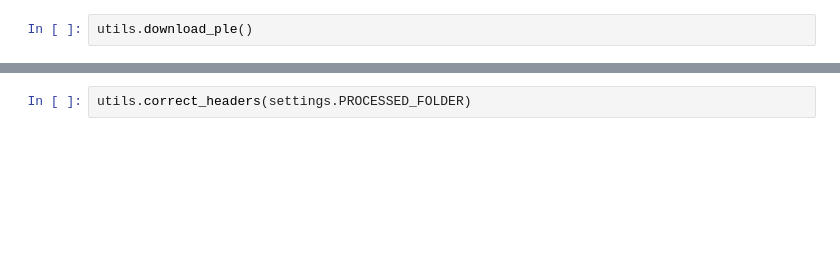
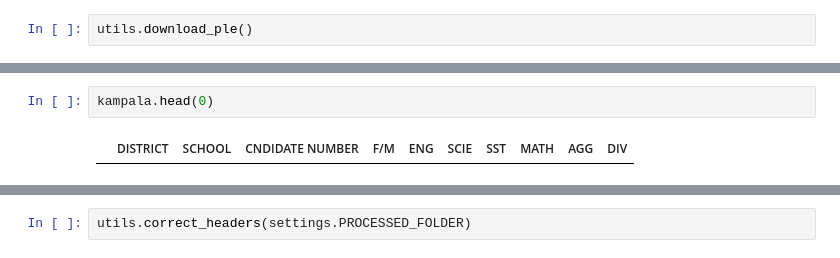
Before and after one commit to lubegamark/ple2014, a Jupyter notebook: clean_data.ipynb, the cells around one changed output, grey strips where cells are left out. Drawn from its saved outputs; the diff is of its cells as text; blank space fills up the shorter version.

```diff
--- a/clean_data.ipynb
+++ b/clean_data.ipynb
@@ -10,0 +176,4 @@ utils.find_csv_shape(settings.PROCESSED_FOLDER)
+# %%
+kampala.head(0)
+# %% [output]
+|  | DISTRICT | SCHOOL | CNDIDATE NUMBER | F/M | ENG | SCIE | SST | MATH | AGG | DIV |
```
Also changed, not shown: parts of 47 cells of this notebook.
